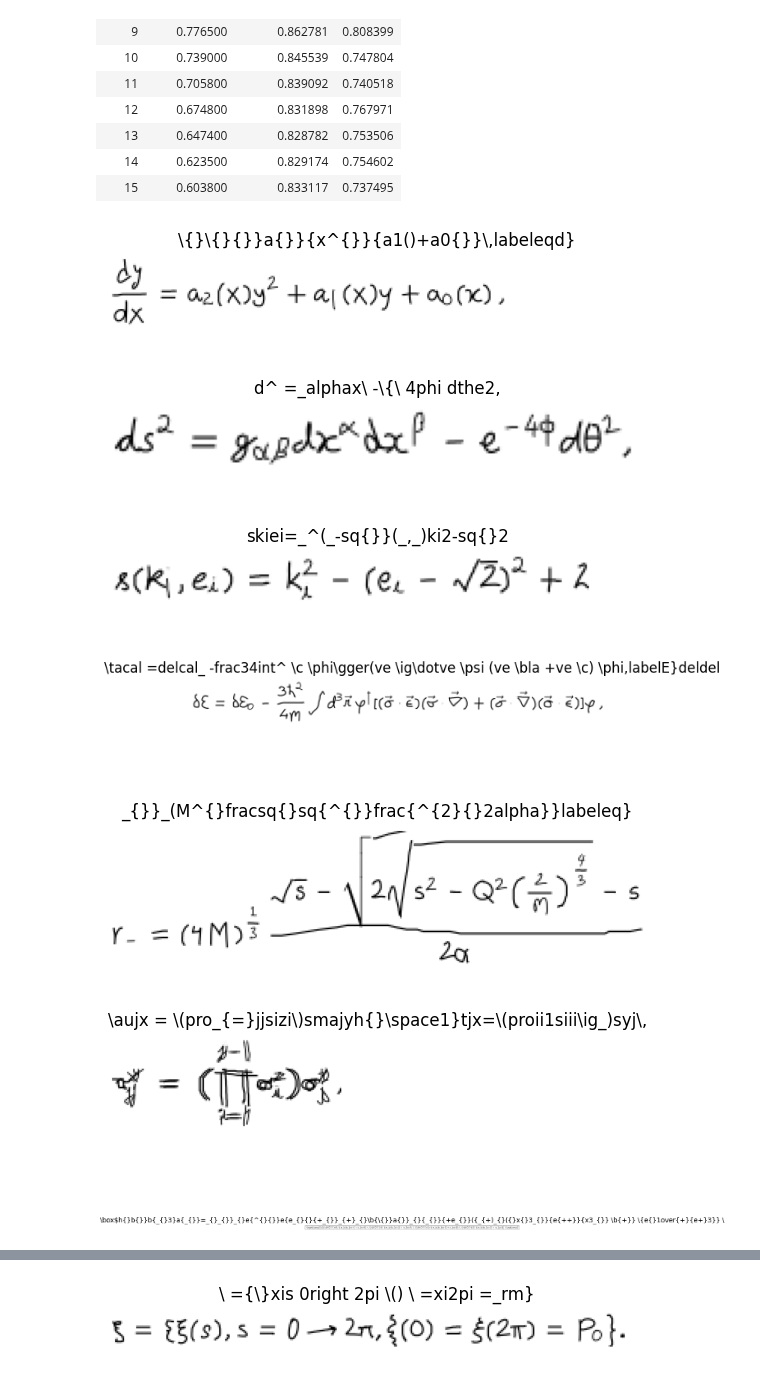
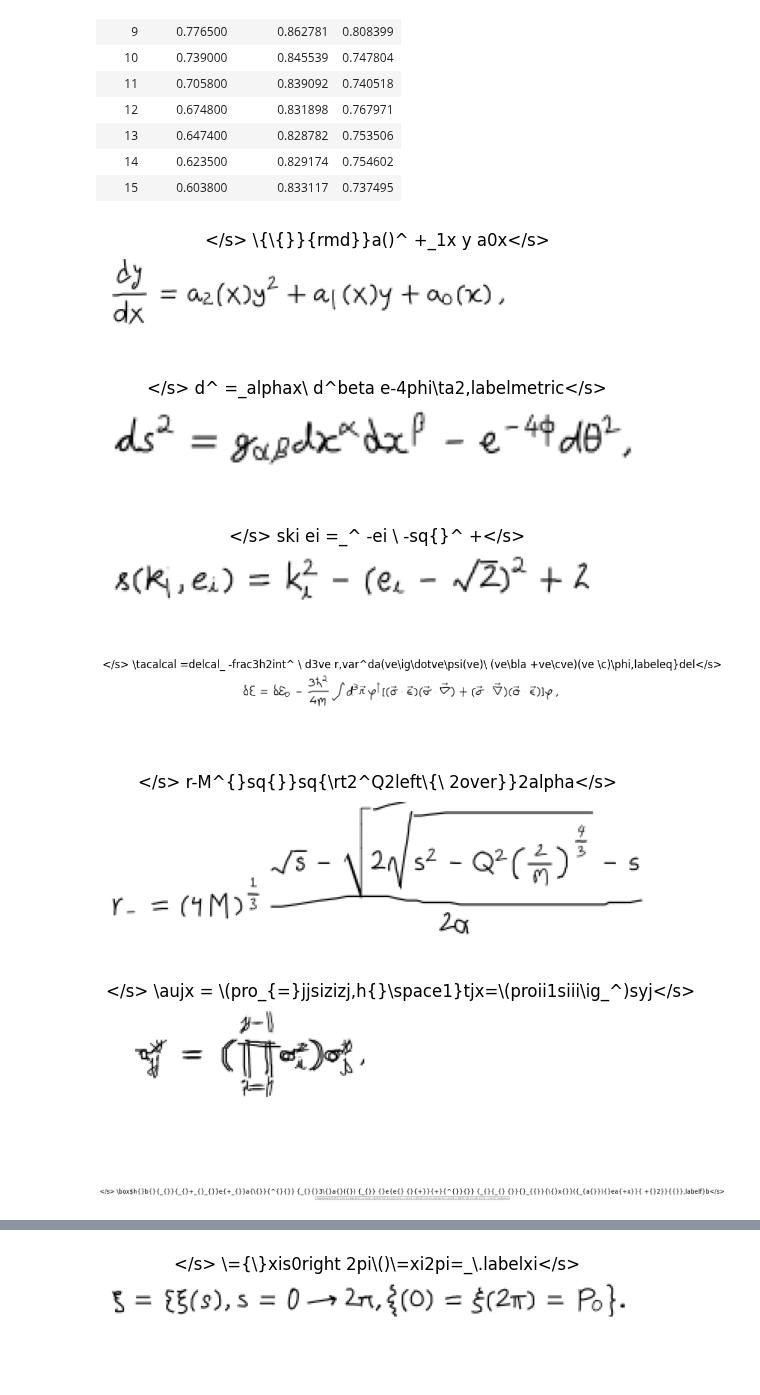
Before and after one commit to KitPi/handwriting2Markdown, a Jupyter notebook: main.ipynb, the cells around one changed output, grey strips where cells are left out. Saved outputs shown, nothing was run; the diff lists cells and outputs as text; code cells hidden in the pictures.

```diff
--- a/main.ipynb
+++ b/main.ipynb
@@ -486,42 +487,42 @@ res =trainer.train()
 import glob
 import tqdm
 
-model = VisionEncoderDecoderModel.from_pretrained('output/checkpoint-'+str(res.global_step)).to(device)
+device = torch.device("cuda" if torch.cuda.is_available() else "cpu")
+#device = torch.device('cpu')
 
-#device = torch.device("cuda" if torch.cuda.is_available() else "cpu")
-#device = torch.device('cpu')
+model = VisionEncoderDecoderModel.from_pretrained('output/checkpoint-149160').to(device)
 
 model.to(device)
 
 def eval_new_data(
     data_path=os.path.join(DatasetConfig.Images_Dir, '*'),
     num_samples=20
 ):
     image_paths = glob.glob(data_path)
     for i, image_path in tqdm.tqdm(enumerate(image_paths), total=len(image_paths)):
         if i == num_samples:
             break
         image = Image.open(image_path).convert("RGB")
 
         pixel_values = processor(image, return_tensors='pt').pixel_values.to(device)
         generated_ids = model.generate(pixel_values)
-        generated_text = processor.batch_decode(generated_ids, skip_special_tokens=True)[0]
+        generated_text = processor.batch_decode(generated_ids)[0]
 
         plt.figure(figsize=(7, 4))
         plt.imshow(image)
         plt.title(generated_text)
         plt.axis('off')
         plt.show()
 
 eval_new_data(
     data_path=os.path.join(DatasetConfig.Images_Dir, '*'),
     num_samples=10
 )
 # %% [output]
-[figure, old version]
+[figure, new version]
-[figure, old version]
+[figure, new version]
-[figure, old version]
+[figure, new version]
-[figure, old version]
+[figure, new version]
-[figure, old version]
+[figure, new version]
-[figure, old version]
+[figure, new version]
-[figure, old version]
+[figure, new version]
@@ -529 +530 @@ eval_new_data(
-[figure, old version]
+[figure, new version]
```
Also changed, not shown: parts of 2 cells of this notebook.
